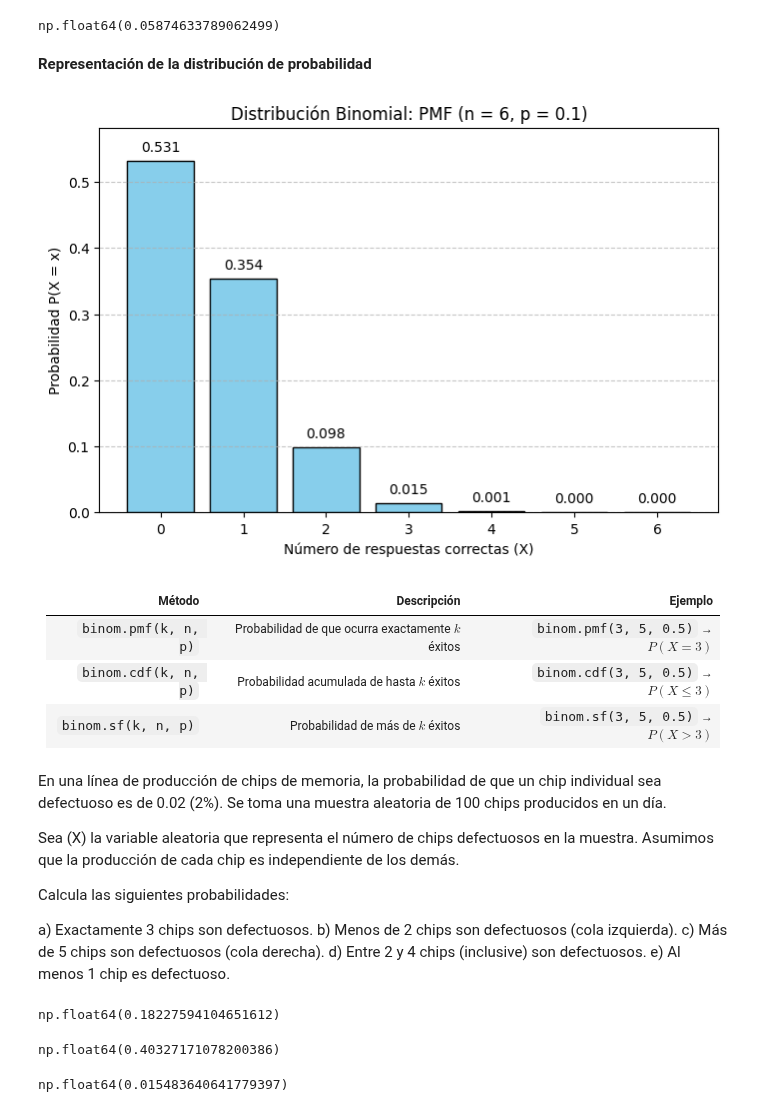
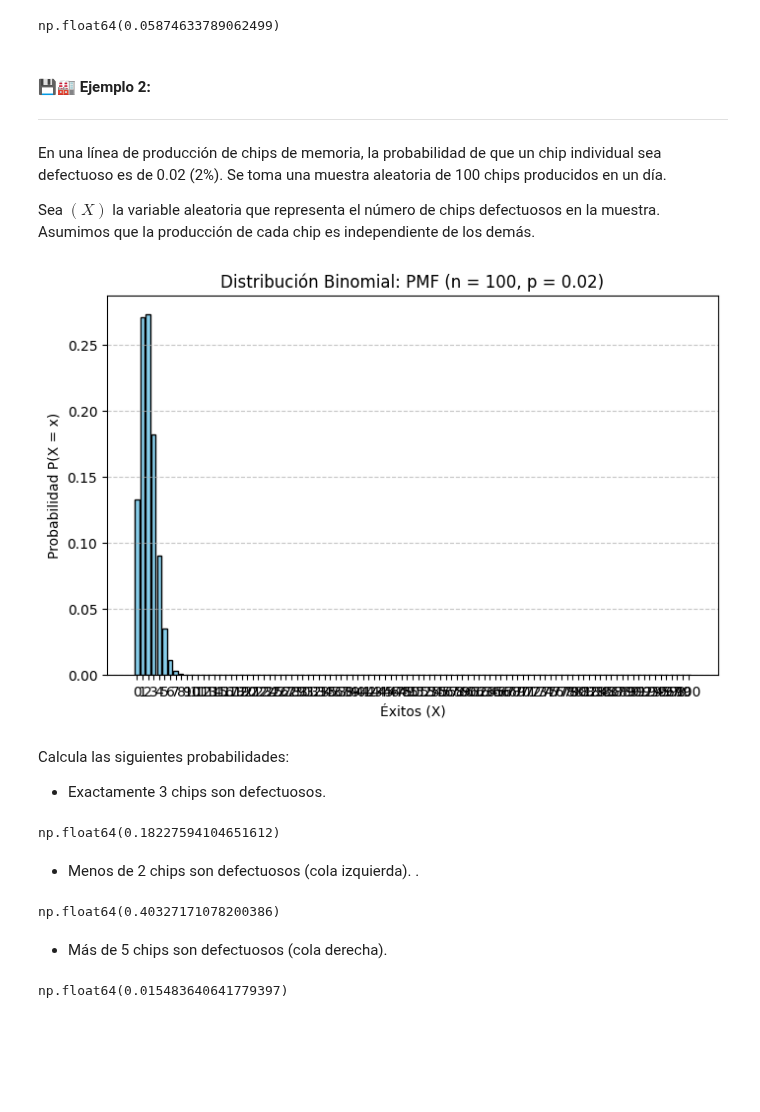
Before and after one commit to zyntonyson/bootcamp_ds_da, a Jupyter notebook: 05-analisis-estadistico/10-S5-Probabilidad.ipynb, the cells around one changed output. Saved outputs shown, nothing was run; the diff lists cells and outputs as text; code cells hidden in the pictures; blank space fills up the shorter version.

```diff
--- a/05-analisis-estadistico/10-S5-Probabilidad.ipynb
+++ b/05-analisis-estadistico/10-S5-Probabilidad.ipynb
@@ -233,71 +307,37 @@ np.float64(0.013885498046874991)
 binom.cdf(4, n, p) - binom.cdf(1, n, p)
 # %% [output]
 np.float64(0.05874633789062499)
-# %% [markdown]
-**Representación de la distribución de probabilidad**
-# %%
-
-# Parámetros del ejercicio
-n = 6       # número clientes
-p = 0.1    # probabilidad iniciar una reclamación
-
-# Inicializamos listas vacías
-x_vals = []
-probabilidades = []
-
-# Llenamos las listas usando un ciclo for
-for k in range(n + 1):
-    x_vals.append(k)
-    prob = binom.pmf(k, n, p)
-    probabilidades.append(prob)
-
-# Graficamos
-plt.figure(figsize=(8, 5))
-bars = plt.bar(x_vals, probabilidades, color="skyblue", edgecolor="black")
-
-# Agregar etiquetas de valor a cada barra
-for i in range(len(x_vals)):
-    plt.text(x_vals[i], probabilidades[i] + 0.01, f"{probabilidades[i]:.3f}",
-             ha='center', va='bottom', fontsize=10)
-
-plt.title(f"Distribución Binomial: PMF (n = {n}, p = {p})")
-plt.xlabel("Número de respuestas correctas (X)")
-plt.ylabel("Probabilidad P(X = x)")
-plt.xticks(x_vals)
-plt.ylim(0, max(probabilidades) + 0.05)  # margen superior para las etiquetas
-plt.grid(axis='y', linestyle='--', alpha=0.7)
-plt.show()
-# %% [output]
-[figure, removed]
-# %% [markdown]
-
-| Método | Descripción | Ejemplo |
-|--------|-------------|---------|
-| `binom.pmf(k, n, p)` | Probabilidad de que ocurra exactamente $k$ éxitos | `binom.pmf(3, 5, 0.5)` → $P(X = 3)$ |
-| `binom.cdf(k, n, p)` | Probabilidad acumulada de hasta $k$ éxitos | `binom.cdf(3, 5, 0.5)` → $P(X \leq 3)$ |
-| `binom.sf(k, n, p)` | Probabilidad de más de $k$ éxitos | `binom.sf(3, 5, 0.5)` → $P(X > 3)$ |
+# %% [markdown]
+#### 💾🏭 Ejemplo 2:
+
+---
 # %% [markdown]
 En una línea de producción de chips de memoria, la probabilidad de que un chip individual sea defectuoso es de 0.02 (2%). Se toma una muestra aleatoria de 100 chips producidos en un día.
 
-Sea (X) la variable aleatoria que representa el número de chips defectuosos en la muestra. Asumimos que la producción de cada chip es independiente de los demás.
-
-Calcula las siguientes probabilidades:
-
-a) Exactamente 3 chips son defectuosos.
-b) Menos de 2 chips son defectuosos (cola izquierda).
-c) Más de 5 chips son defectuosos (cola derecha).
-d) Entre 2 y 4 chips (inclusive) son defectuosos.
-e) Al menos 1 chip es defectuoso.
+Sea $(X)$ la variable aleatoria que representa el número de chips defectuosos en la muestra. Asumimos que la producción de cada chip es independiente de los demás.
+# %%
+get_pmf_binomial(100, 0.02,False)
+# %% [output]
+[figure, added]
+# %% [markdown]
+Calcula las siguientes probabilidades:
+
+* Exactamente 3 chips son defectuosos.
 # %%
 #Exactamente 3 chips son defectuosos
 binom.pmf(3, 100, 0.02)
 # %% [output]
 np.float64(0.18227594104651612)
+# %% [markdown]
+* Menos de 2 chips son defectuosos (cola izquierda).
+.
 # %%
 #Menos de 2 chips son defectuosos
 binom.cdf(1, 100, 0.02)
 # %% [output]
 np.float64(0.40327171078200386)
+# %% [markdown]
+* Más de 5 chips son defectuosos (cola derecha).
 # %%
 #Más de 5 chips son defectuosos
 binom.sf(5, 100, 0.02)
```
Also changed, not shown: parts of 37 cells of this notebook.
